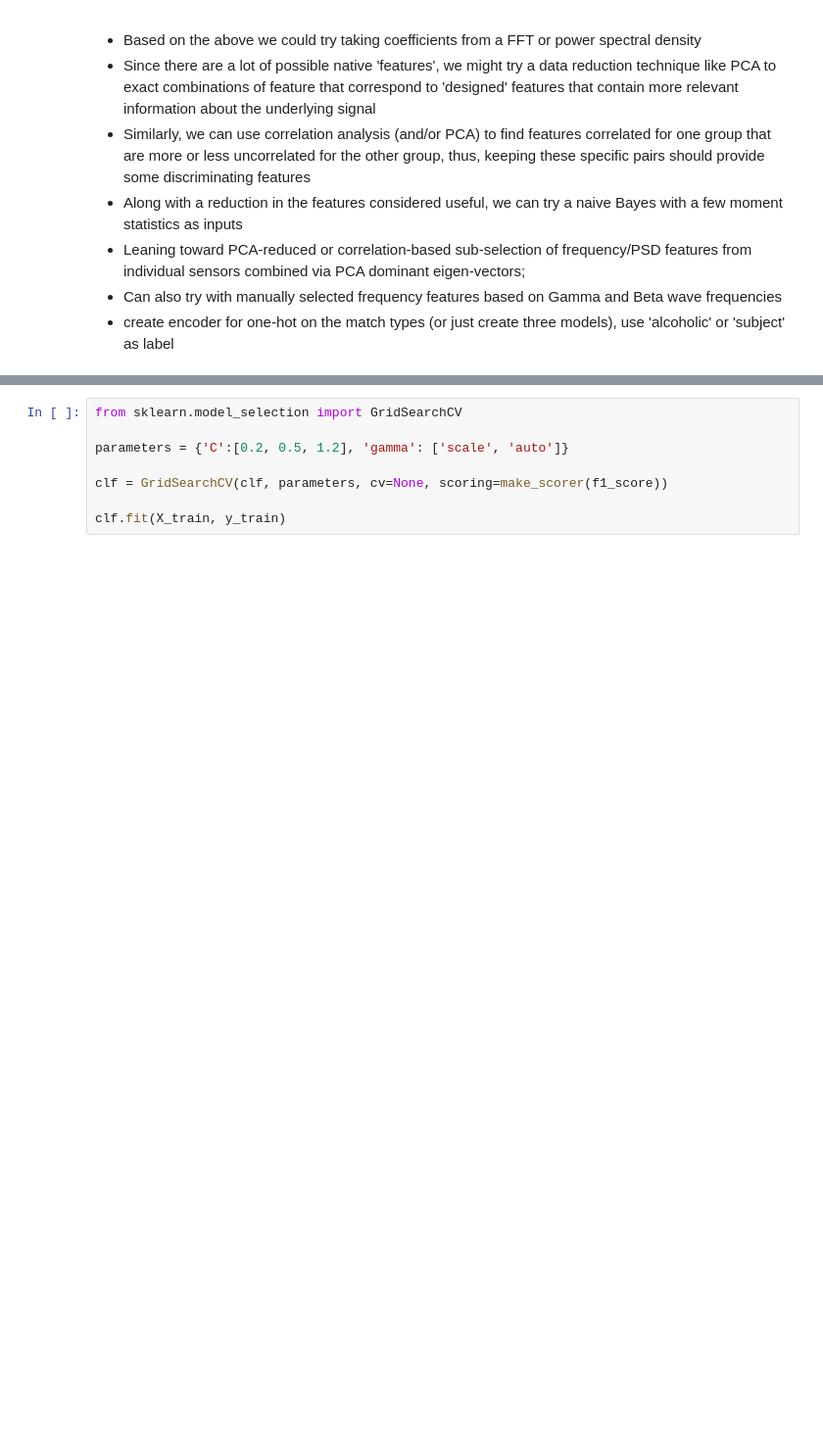
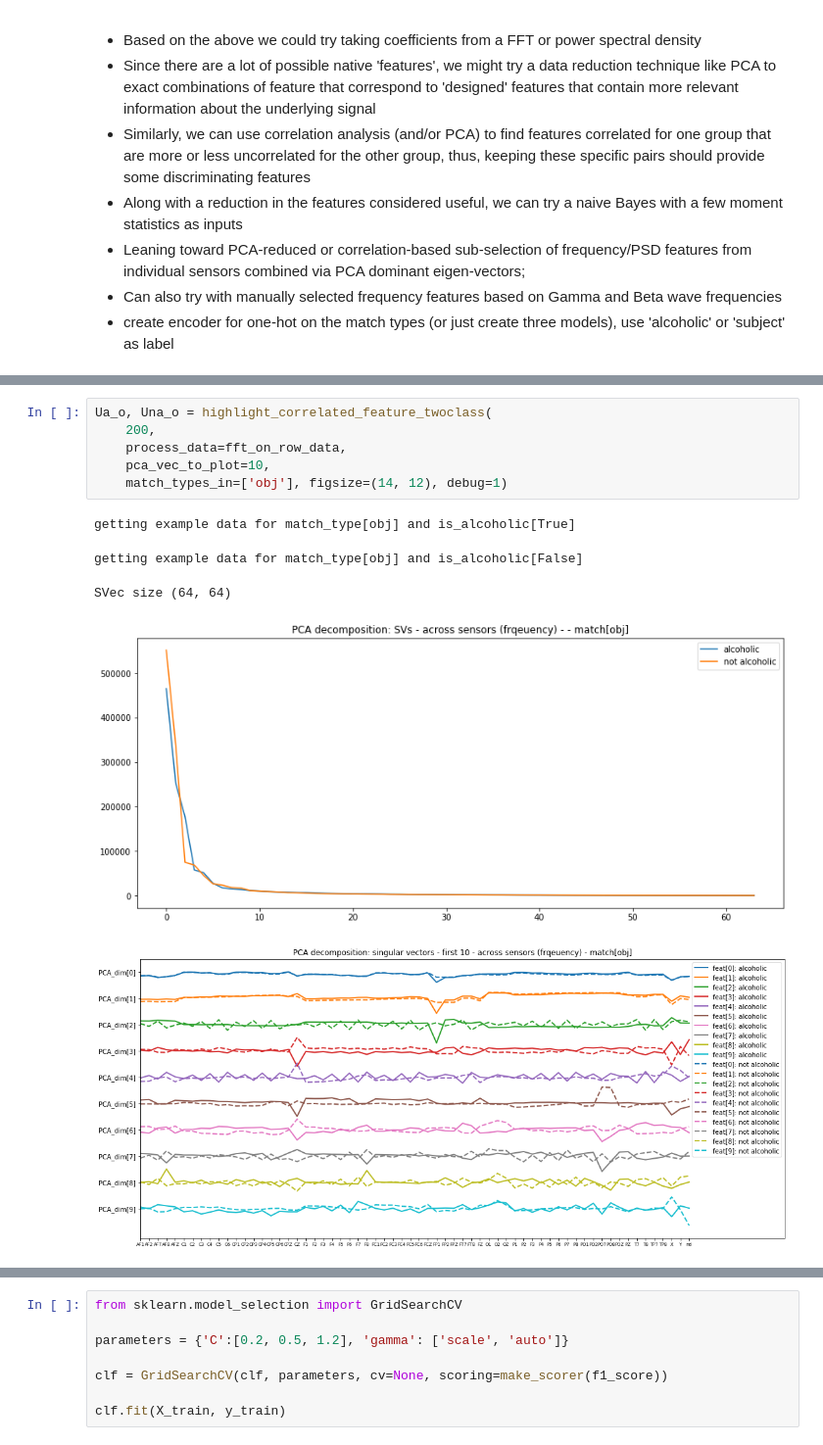
Before and after one commit to nickrose/eeg_ML, a Jupyter notebook: feature_analysis-EEG_data.ipynb, the cells around one changed output, grey strips where cells are left out. Shown at 98% size. Saved outputs shown, nothing was run; the diff lists cells and outputs as text; blank space fills up the shorter version.

```diff
--- a/feature_analysis-EEG_data.ipynb
+++ b/feature_analysis-EEG_data.ipynb
@@ -106,0 +75,12 @@ clf = SVC(C=0.7, cache_size=200, class_weight=None, coef0=0.0,
+# %%
+Ua_o, Una_o = highlight_correlated_feature_twoclass(
+    200,
+    process_data=fft_on_row_data,
+    pca_vec_to_plot=10,
+    match_types_in=['obj'], figsize=(14, 12), debug=1)
+# %% [output]
+getting example data for match_type[obj] and is_alcoholic[True]
+getting example data for match_type[obj] and is_alcoholic[False]
+SVec size (64, 64)
+[figure, added]
+[figure, added]
```
Also changed, not shown: parts of 11 cells of this notebook, 4 other files.
